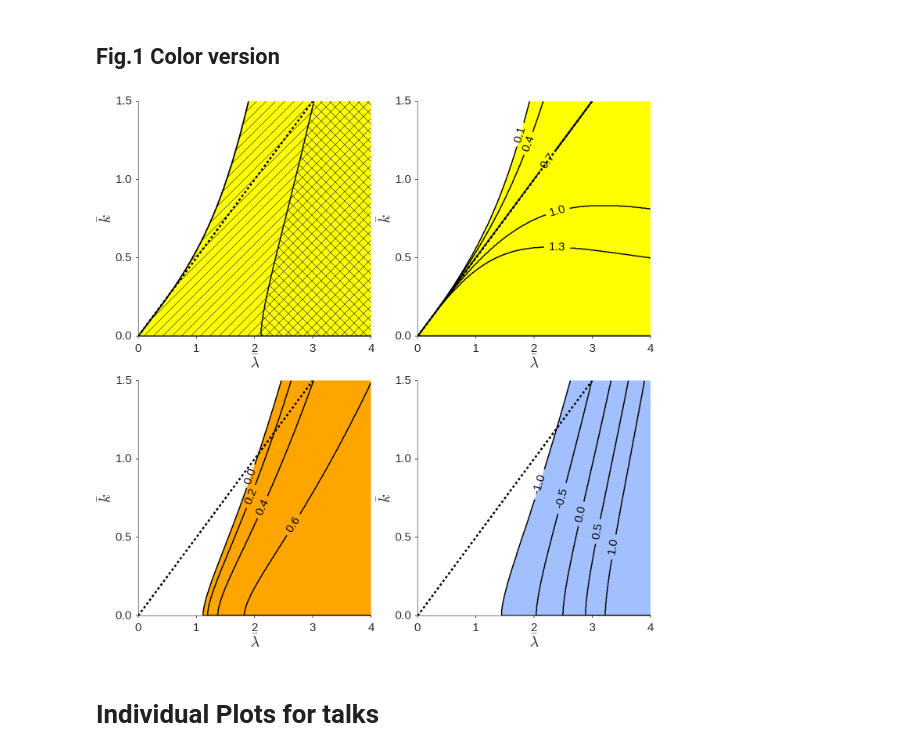
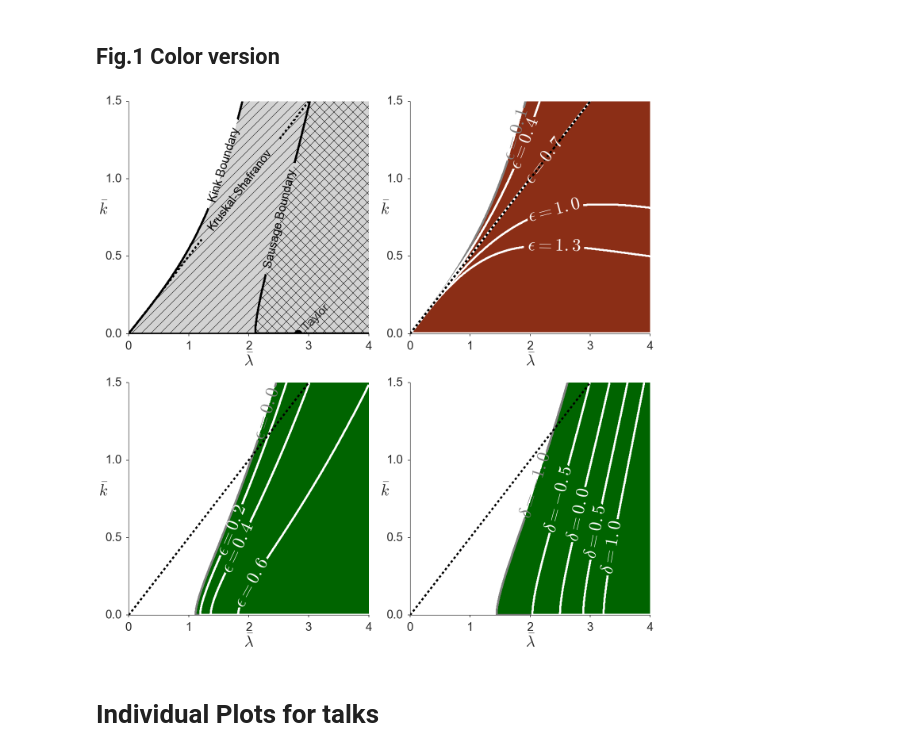
Before and after one commit to jensv/fluxtubestability, a Jupyter notebook: ipython_notebooks/paper_figures.ipynb, the cells around one changed output. Cells and saved outputs as stored; diff of their text form; code cells hidden in the pictures.

```diff
--- a/ipython_notebooks/paper_figures.ipynb
+++ b/ipython_notebooks/paper_figures.ipynb
@@ -384,23 +389,43 @@ stability[stability_sausage] = 2
 
 
 cmap = colors.ListedColormap(['white',
-                              'yellow',
-                              'yellow'])
+                              'lightgrey',
+                              'lightgrey'])
 
 example_ax.contourf(lambda_bar_mesh, k_bar_mesh, stability, cmap=cmap,
                     levels=[0., 0.5, 1.5, 2.], hatches=[None, '/', 'x'])
-example_ax.contour(lambda_bar_mesh, k_bar_mesh, stability,
-                   levels=[0., 0.5, 1.5, 2.], colors='black')
-example_ax.plot([0, 3.], [0., 1.5], '--', c='black', lw=5)
+contour_lines = example_ax.contour(lambda_bar_mesh, k_bar_mesh, stability,
+                                   levels=[0., 1.5, 2.], colors='black', linewidths=5)
 
+example_ax.clabel(contour_lines, fontsize=30,
+                  manual=([1.5, 1.1],
+                          [2.5, 0.75]),
+                  fmt={0.: 'Kink Boundary', 1.5: 'Sausage Boundary'})
+
+kruskal_shafranov = lambda_bar_mesh > 2 * k_bar_mesh
+
+contour_lines = example_ax.contour(lambda_bar_mesh, k_bar_mesh, kruskal_shafranov,
+                                   levels=[0.5], colors='black', linewidths=5)
+contour_lines.collections[0].set_linestyle('--')
+example_ax.clabel(contour_lines, fontsize=30,
+                  manual=([[1.8, 0.95]]),
+                  fmt={0.5: 'Kruskal-Shafranov'})
+
+#example_ax.plot([0, 3.], [0., 1.5], '--', c='black', lw=5)
 
 example_ax.set_xlabel(r'$\bar{\lambda}$', fontsize=40)
 plt.setp(example_ax.get_xticklabels(), fontsize=30)
 example_ax.set_xticks(np.arange(0., 5, 1.))
 
-example_ax.set_ylabel(r'$\bar{k}$', fontsize=40)
+example_ax.set_ylabel(r'$\bar{k}$', fontsize=40, rotation='horizontal')
 plt.setp(example_ax.get_yticklabels(), fontsize=30)
 example_ax.set_yticks(np.arange(0., 2.0, 0.5))
+
+example_ax.plot(2*np.sqrt(2), 0.0, 'o', color='black', markersize=20)
+example_ax.annotate('Taylor',
+                    xy=(2*np.sqrt(2), 0),
+                    xytext=(2*np.sqrt(2) + 0.025, 0.15),
+                    rotation=45, fontsize=30)
 
 sns.despine()
 
@@ -426,21 +451,23 @@ contour = kink_ax.contourf(lambda_bar_mesh,
                            k_bar_mesh,
                            stability,
                            levels=levels)
-contour.cmap.set_over('yellow')
+contour.cmap.set_over(sns.xkcd_rgb['red brown'])
 contour.cmap.set_under('white')
 contour.set_clim(-0.1, 0.)
+colors_list = ['grey', 'white', 'white', 'white', 'white']
 contour_lines = kink_ax.contour(lambda_bar_mesh,
                                k_bar_mesh,
                                stability,
                                levels=levels,
-                               colors='black')
-kink_ax.clabel(contour_lines, fontsize=30,
+                               colors=colors_list,
+                               linewidths=5)
+kink_ax.clabel(contour_lines, fontsize=45,
                               manual=([1.6, 1.3],
                                       [2.1, 1.2],
                                       [2.3, 1.1],
                                       [2.4, 0.8],
                                       [2.4, 0.5]),
-                               fmt='%.1f')
+                               fmt=r'$ \epsilon = %.1f $', colors=colors_list)
 for line in contour_lines.collections:
     line.set_linestyle('solid')
 
@@ -457,7 +484,7 @@ kink_ax.set_xlabel(r'$\bar{\lambda}$', fontsize=40)
 plt.setp(kink_ax.get_xticklabels(), fontsize=30)
 kink_ax.set_xticks(np.arange(0., 5, 1.))
 
-kink_ax.set_ylabel(r'$\bar{k}$', fontsize=40)
+kink_ax.set_ylabel(r'$\bar{k}$', fontsize=40, rotation='horizontal')
 plt.setp(kink_ax.get_yticklabels(), fontsize=30)
 kink_ax.set_yticks(np.arange(0., 2.0, 0.5))
 
@@ -484,32 +511,35 @@ contour = sausage_ax.contourf(lambda_bar_mesh,
                               k_bar_mesh,
                               stability,
                               levels=levels)
-contour.cmap.set_over('orange')
+contour.cmap.set_over('darkgreen')
 contour.cmap.set_under('white')
 contour.set_clim(-0.2, -0.1)
+
+colors_list = ['grey', 'white', 'white', 'white']
 
 contour_lines = sausage_ax.contour(lambda_bar_mesh,
                                    k_bar_mesh,
                                    stability,
                                    levels=levels,
-                                   colors='black')
+                                   colors=colors_list,
+                                   linewidths=5)
 for line in contour_lines.collections:
     line.set_linestyle('solid')
 
 
-sausage_ax.clabel(contour_lines, fontsize=30,
-                              manual=([1.85, 0.9],
-                                      [2.0, 0.75],
-                                      [2.4, 0.65],
-                                      [2.8, 0.55]),
-                               fmt='%.1f')
+sausage_ax.clabel(contour_lines, fontsize=45,
+                              manual=([2.3, 1.3],
+                                      [1.75, 0.55],
+                                      [2.0, 0.4],
+                                      [2.1, 0.2]),
+                               fmt=r'$ \epsilon = %.1f$')
 
 sausage_ax.plot([0, 3.], [0., 1.5], '--', c='black', lw=5)
 sausage_ax.set_xlabel(r'$\bar{\lambda}$', fontsize=40)
 plt.setp(sausage_ax.get_xticklabels(), fontsize=30)
 sausage_ax.set_xticks(np.arange(0., 5, 1.))
 
-sausage_ax.set_ylabel(r'$\bar{k}$', fontsize=40)
+sausage_ax.set_ylabel(r'$\bar{k}$', fontsize=40, rotation='horizontal')
 plt.setp(sausage_ax.get_yticklabels(), fontsize=30)
 sausage_ax.set_yticks(np.arange(0., 2.0, 0.5))
 sns.despine()
@@ -538,43 +568,48 @@ contour = delta_ax.contourf(lambda_bar_mesh,
                             levels=levels,
                             extend='both')
 levels = np.arange(-1.0, 1.6, 0.5)
+
+colors_list = ['grey', 'white', 'white', 'white', 'white']
+
 contour_lines = delta_ax.contour(lambda_bar_mesh,
                                  k_bar_mesh,
                                  stability,
                                  levels=levels,
-                                 colors='black')
-contour.cmap.set_over(sns.xkcd_rgb['pastel blue'])
+                                 colors=colors_list,
+                                 linewidths=5)
+contour.cmap.set_over('darkgreen')
 contour.cmap.set_under('white')
 contour.set_clim(-1.3, -1.0)
 
 for line in contour_lines.collections:
     line.set_linestyle('solid')
 
 sausage_ax.clabel(contour_lines,
-                  fontsize=30,
+                  fontsize=45,
                   manual=([2., 0.85],
                           [2.4, 0.75],
                           [2.8, 0.65],
                           [3.0, 0.55],
                           [3.3, 0.45]),
-                          fmt='%.1f')
+                  fmt=r'$ \delta = \mathbf{%.1f}$',
+                  colors=colors_list)
 
 delta_ax.plot([0, 3.], [0., 1.5], '--', c='black', lw=5)
 delta_ax.set_xlabel(r'$\bar{\lambda}$', fontsize=40)
 plt.setp(delta_ax.get_xticklabels(), fontsize=30)
 delta_ax.set_xticks(np.arange(0., 5, 1.))
 
-delta_ax.set_ylabel(r'$\bar{k}$', fontsize=40)
+delta_ax.set_ylabel(r'$\bar{k}$', fontsize=40, rotation='horizontal')
 plt.setp(delta_ax.get_yticklabels(), fontsize=30)
 delta_ax.set_yticks(np.arange(0., 2.0, 0.5))
 
 plt.tight_layout()
 
-plt.savefig('figure1.svg')
+fig.savefig('../../figures/figure_1.svg')
 
 plt.show()
 # %% [output]
-[figure, old version]
+[figure, new version]
 # %% [markdown]
 # Individual Plots for talks
 # %%
```
Also changed, not shown: parts of 18 cells of this notebook, 11 other files.
